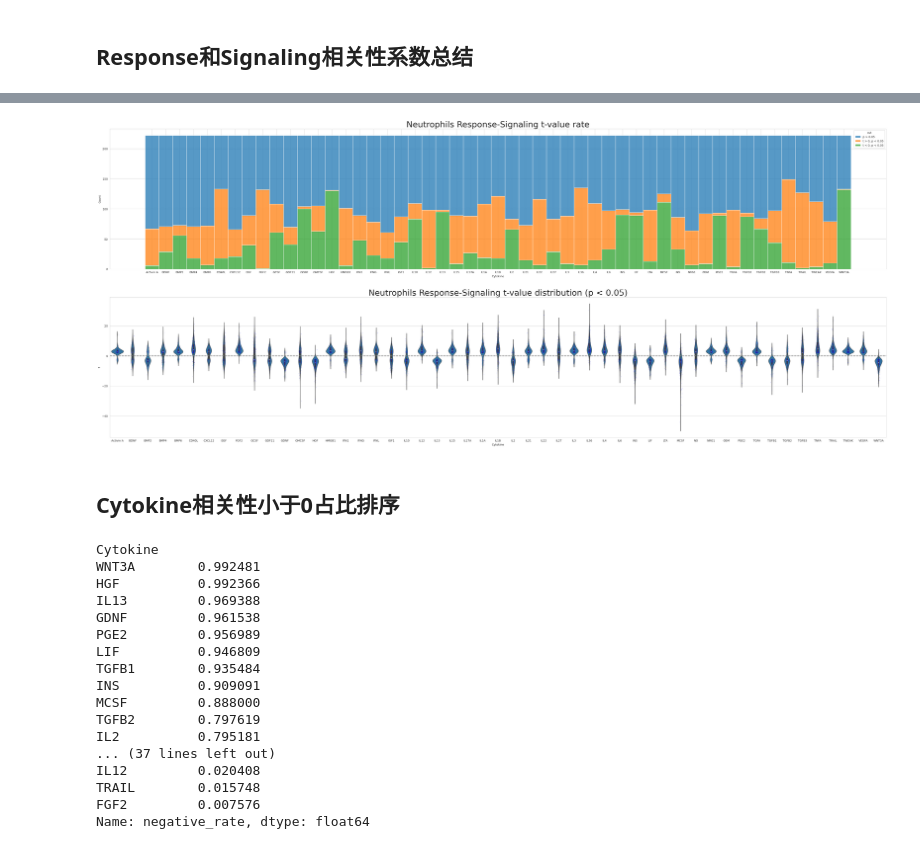
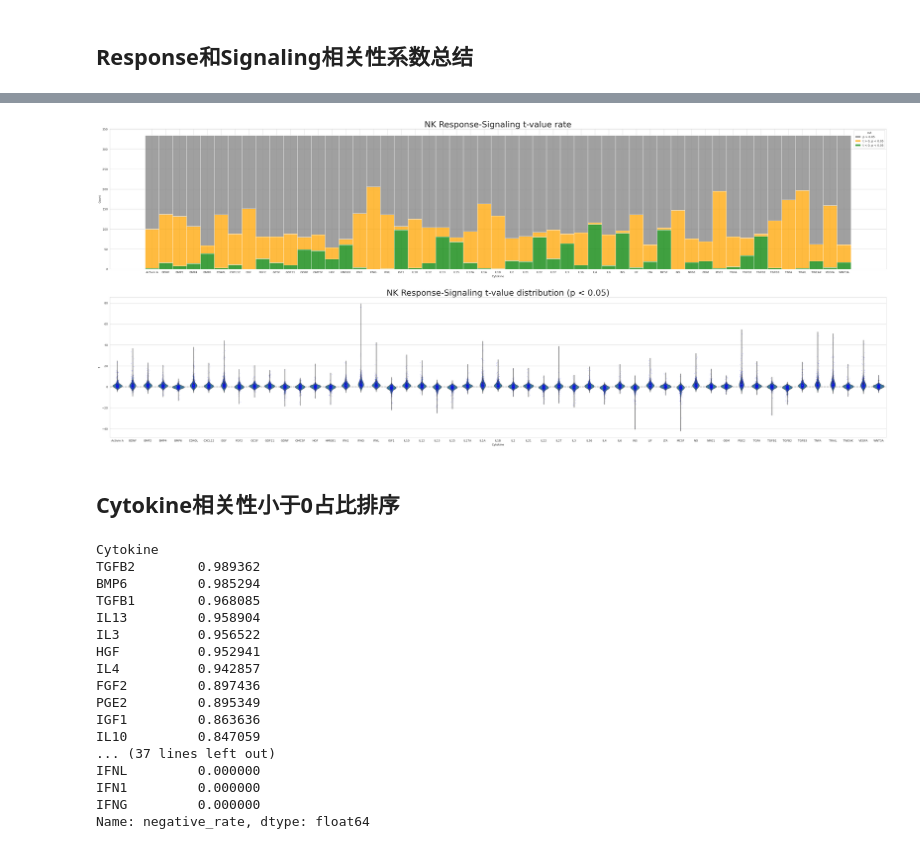
Before and after one commit to yoyoong/Tres, a Jupyter notebook: 2.mTres/qc_plot.ipynb, the cells around one changed output, grey strips where cells are left out. Saved outputs shown, nothing was run; the diff lists cells and outputs as text; code cells hidden in the pictures.

```diff
--- a/2.mTres/qc_plot.ipynb
+++ b/2.mTres/qc_plot.ipynb
@@ -6,8 +1,13 @@ import seaborn as sns
 # %% [markdown]
 ## Response和Signaling的散点图
 # %%
-celltype = 'Neutrophils'
-sample = 'NSCLC_GSE127465'
+import numpy as np
+import pandas as pd
+import matplotlib.pyplot as plt
+import seaborn as sns
+
+celltype = 'NK'
+sample = 'HNSC_GSE139324'
 
 if celltype == 'CD8T':
     signature = 'Prolifertion'
@@ -20,14 +20,20 @@ elif celltype == 'Macrophage':
     celltype_in_file = 'Mono_Macro'
     response_path = f'/sibcb2/bioinformatics2/hongyuyang/dataset/Tres/2.tisch_data/3-2.Polarization/{sample}.csv'
 elif celltype == 'Neutrophils':
-    signature = 'Neutrophils_signature'
+    # signature = 'Neutrophils_signature'
+    signature = 'Neut_IFN-15'
     celltype_in_column = 'Neutrophils'
     celltype_in_file = 'Neutrophils'
-    response_path = f'/sibcb2/bioinformatics2/hongyuyang/dataset/Tres/2.tisch_data/3-3.Neutrophils_response/{sample}.csv'
-    # response_path = f'/sibcb2/bioinformatics2/hongyuyang/dataset/Tres/2.tisch_data/1.neutrophil_data/Gao2024/Gao2024.response.csv'
+    # response_path = f'/sibcb2/bioinformatics2/hongyuyang/dataset/Tres/2.tisch_data/3-3.Neutrophils_response/{sample}.csv'
+    response_path = f'/sibcb2/bioinformatics2/hongyuyang/dataset/Tres/2.neutrophil_data/Gao2024.response.csv'
+elif celltype == 'NK':
+    signature = 'NK_signature'
+    celltype_in_column = 'NK'
+    celltype_in_file = 'NK'
+    response_path = f'/sibcb2/bioinformatics2/hongyuyang/dataset/Tres/2.tisch_data/3-4.NK_response/{sample}.csv'
 
 signaling_path = f'/sibcb2/bioinformatics2/hongyuyang/dataset/Tres/2.tisch_data/2.Signaling/{sample}.csv'
-# signaling_path = '/sibcb2/bioinformatics2/hongyuyang/dataset/Tres/2.tisch_data/1.neutrophil_data/Gao2024/Gao2024.signaling.csv'
+# signaling_path = '/sibcb2/bioinformatics2/hongyuyang/dataset/Tres/2.neutrophil_data/Gao2024.signaling.csv'
 signaling_data = pd.read_csv(signaling_path, delimiter='\t', index_col=0, header=0)
 celltype_list = [v.split('.')[0] for v in signaling_data.columns]
 filter_flag = [v for v in signaling_data.columns if v.split('.')[0] == celltype_in_column]
@@ -96,21 +112,17 @@ plt.show()
 # %%
-# celltype = 'Neutrophils'
-# qc_result_path = f'/sibcb2/bioinformatics2/hongyuyang/dataset/Tres/2.tisch_data/4.qc_result/qc_result.{celltype}.csv'
-# qc_result_data = pd.read_csv(qc_result_path, sep="\t", header=0)
-
+# 加上散点图
 fig, axes = plt.subplots(2, 1, figsize=(50, 20))
-
-sns.histplot(data=qc_result_data, x="Cytokine", hue="cut", multiple="stack", color='blue', ax=axes[0])
+sns.histplot(data=qc_result_data, x="Cytokine", hue="cut", multiple="stack", ax=axes[0],
+            palette={'t > 0, p < 0.05':'orange', 't < 0, p < 0.05':'green', 'p > 0.05':'grey'})
 axes[0].set_title(f"{celltype} Response-Signaling t-value rate", size=30)
-
-qc_result_data_filtered = qc_result_data[qc_result_data['p'] <= 0.05]
-sns.violinplot(x="Cytokine", y="t", data=qc_result_data_filtered, ax=axes[1])
-sns.stripplot(x="Cytokine", y="t", data=qc_result_data_filtered, color='b', size=1, ax=axes[1])
+# qc_result_data_filtered = qc_result_data[qc_result_data['p'] <= 0.05]
+sns.violinplot(x="Cytokine", y="t", data=qc_result_data, ax=axes[1])
+sns.stripplot(x="Cytokine", y="t", data=qc_result_data, color='b', size=1, ax=axes[1])
 axes[1].axhline(0, color='grey', linestyle='--', linewidth=2)
 axes[1].set_title(f"{celltype} Response-Signaling t-value distribution (p < 0.05)", size=30)
 plt.show()
 # %% [output]
-[figure, old version]
+[figure, new version]
 # %% [markdown]
 ## Cytokine相关性小于0占比排序
 # %%
@@ -169,7 +181,8 @@ plt.ylabel('Tisch')
 plt.show()
 # %%
 celltype = 'Neutrophils'
-qc_result_path = f'/sibcb2/bioinformatics2/hongyuyang/dataset/Tres/2.tisch_data/4.qc_result/qc_result.{celltype}.csv'
+# qc_result_path = f'/sibcb2/bioinformatics2/hongyuyang/dataset/Tres/2.tisch_data/4.qc_result/qc_result.{celltype}.csv'
+qc_result_path = '/sibcb2/bioinformatics2/hongyuyang/dataset/Tres/2.neutrophil_data/qc_result.Neutrophils.csv'
 qc_result_data = pd.read_csv(qc_result_path, sep="\t", header=0)
 
 def get_group(x):
@@ -184,23 +197,23 @@ qc_result_data['negative_rate'] = qc_result_data.apply(lambda x: get_group(x), a
 qc_result_filtered = qc_result_data[qc_result_data['negative_rate'] >= 0]
 negative_rate = qc_result_filtered.groupby('Cytokine')['negative_rate'].mean()
 negative_rate.sort_values(ascending=False, inplace=True)
-negative_rate.to_csv(f"/sibcb2/bioinformatics2/hongyuyang/dataset/Tres/2.tisch_data/4.qc_result/Rank.{celltype}.csv")
+negative_rate.to_csv(f"/sibcb2/bioinformatics2/hongyuyang/dataset/Tres/2.neutrophil_data/Rank.{celltype}.csv")
 negative_rate
 # %% [output]
 Cytokine
-WNT3A        0.992481
-HGF          0.992366
-IL13         0.969388
-GDNF         0.961538
-PGE2         0.956989
-LIF          0.946809
-TGFB1        0.935484
-INS          0.909091
-MCSF         0.888000
-TGFB2        0.797619
-IL2          0.795181
+TGFB2        0.989362
+BMP6         0.985294
+TGFB1        0.968085
+IL13         0.958904
+IL3          0.956522
+HGF          0.952941
+IL4          0.942857
+FGF2         0.897436
+PGE2         0.895349
+IGF1         0.863636
+IL10         0.847059
 ... (37 lines left out)
-IL12         0.020408
-TRAIL        0.015748
-FGF2         0.007576
+IFNL         0.000000
+IFN1         0.000000
+IFNG         0.000000
 Name: negative_rate, dtype: float64
```
Also changed, not shown: parts of 4 cells of this notebook, 16 other files.
